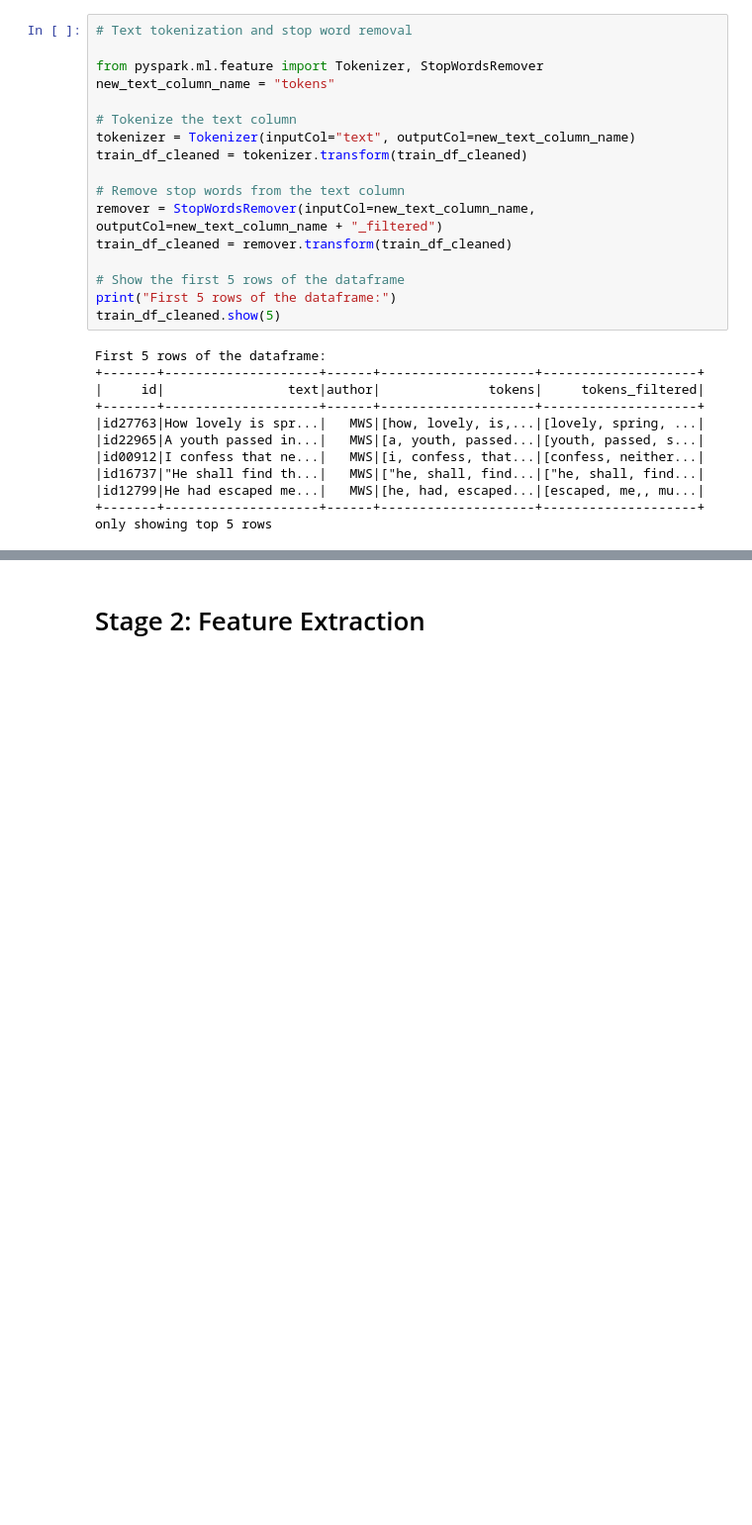
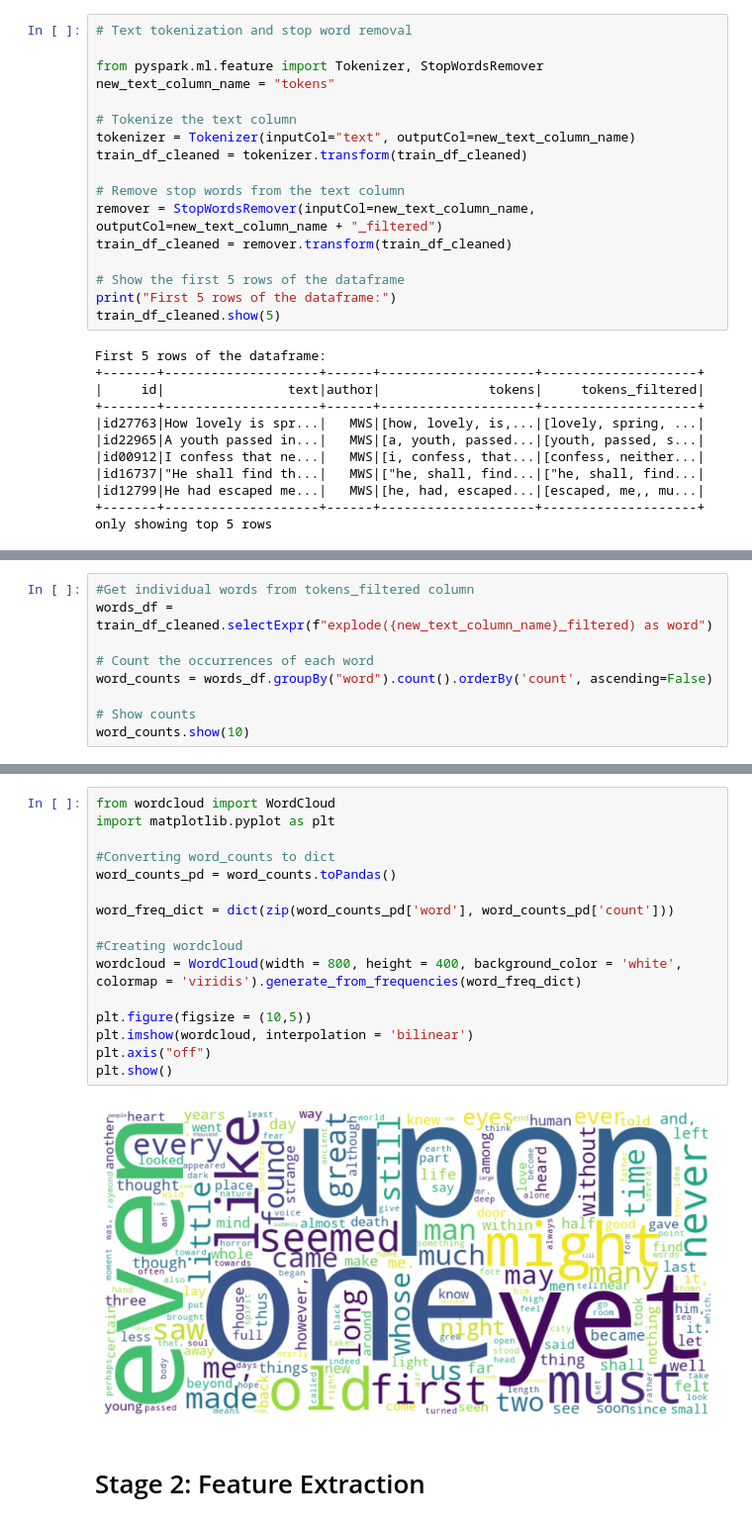
Before and after one commit to ntherndon97/COSC526_M5_SpookyAuthorship, a Jupyter notebook: M5.12_TeamAssignment.ipynb, the cells around one changed output, grey strips where cells are left out. Shown: that part at 99% size. Cells and saved outputs as stored; diff of their text form; blank space fills up the shorter version.

Commit message:
Added visualization for stage 1

```diff
--- a/M5.12_TeamAssignment.ipynb
+++ b/M5.12_TeamAssignment.ipynb
@@ -244,0 +244,9 @@ only showing top 5 rows
+# %%
+#Get individual words from tokens_filtered column
+words_df = train_df_cleaned.selectExpr(f"explode({new_text_column_name}_filtered) as word")
+
+# Count the occurrences of each word
+word_counts = words_df.groupBy("word").count().orderBy('count', ascending=False)
+
+# Show counts
+word_counts.show(10)
@@ -245,2 +269,20 @@ only showing top 5 rows
+# %%
+from wordcloud import WordCloud
+import matplotlib.pyplot as plt
+
+#Converting word_counts to dict
+word_counts_pd = word_counts.toPandas()
+
+word_freq_dict = dict(zip(word_counts_pd['word'], word_counts_pd['count']))
+
+#Creating wordcloud
+wordcloud = WordCloud(width = 800, height = 400, background_color = 'white', colormap = 'viridis').generate_from_frequencies(word_freq_dict)
+
+plt.figure(figsize = (10,5))
+plt.imshow(wordcloud, interpolation = 'bilinear')
+plt.axis("off")
+plt.show()
+# %% [output]
+[figure, added]
 # %% [markdown]
 # Stage 2: Feature Extraction
```
Also changed, not shown: parts of 5 cells of this notebook.
